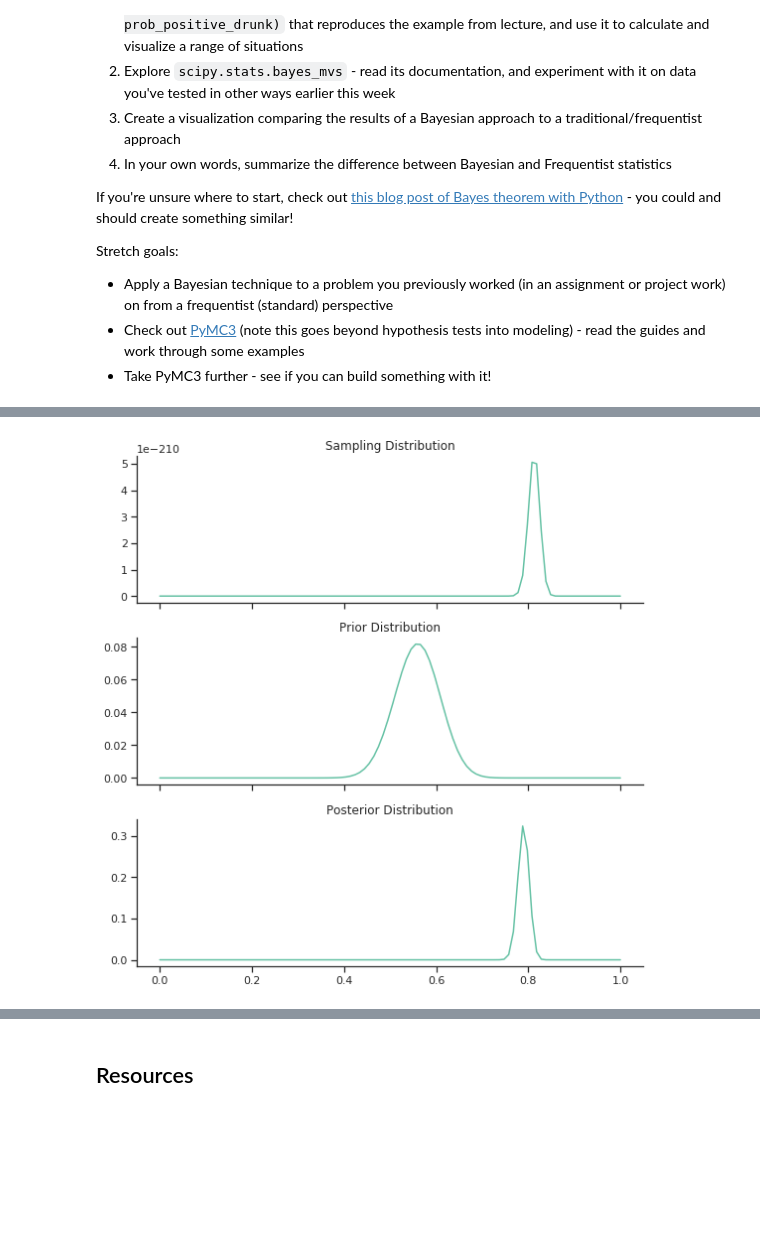
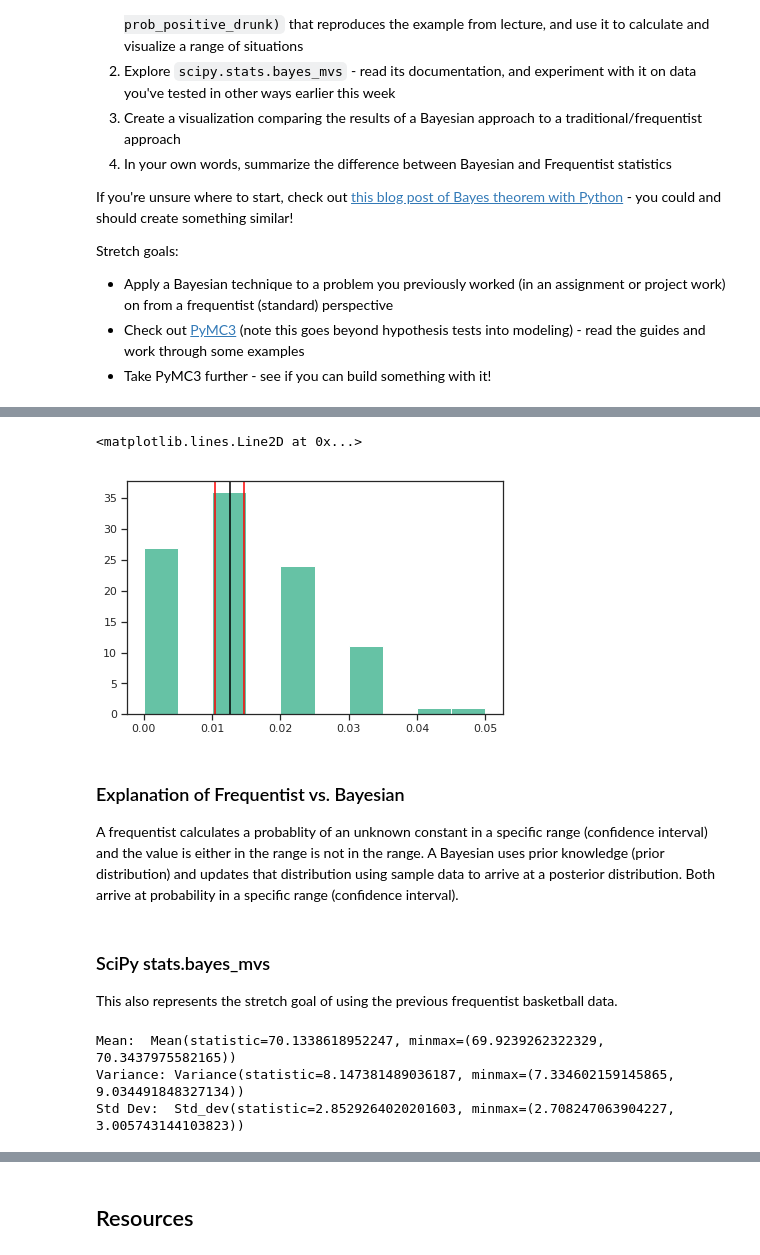
Before and after one commit to JimKing100/DS-Unit-1-Sprint-3-Statistical-Tests-and-Experiments, a Jupyter notebook: module3-introduction-to-bayesian-inference/LS_DS_133_Introduction_to_Bayesian_Inference.ipynb, the cells around one changed output, grey strips where cells are left out. Drawn from its saved outputs; the diff is of its cells as text; code cells hidden in the pictures; blank space fills up the shorter version.

```diff
--- a/module3-introduction-to-bayesian-inference/LS_DS_133_Introduction_to_Bayesian_Inference.ipynb
+++ b/module3-introduction-to-bayesian-inference/LS_DS_133_Introduction_to_Bayesian_Inference.ipynb
@@ -299,4 +264,53 @@ example_post = bern_post()
-# %%
-moredata_post = bern_post(n_sample=1000)
-# %% [output]
-[figure, removed]
+# %%
+# Frequentist approach
+def confidence_interval(data, confidence=0.95):
+  n = len(data)
+  mean = sum(data)/n
+  data = np.array(data)
+  stderr = stats.sem(data)
+  interval = stderr * stats.t.ppf((1 + confidence) / 2.0, n-1)
+  return(mean, mean - interval, mean + interval)
+
+sample_means = []
+for x in range(0,100):
+  sample = np.random.binomial(n=1, p=.0125, size=100)
+  sample_means.append(sample.mean())
+
+l_mean, low_int, high_int = confidence_interval(sample_means)
+# %%
+# Plot the frequentist
+import seaborn as sns
+
+plt.hist(sample_means)
+plt.axvline(x=l_mean, color='k')
+plt.axvline(x=low_int, color='r')
+plt.axvline(x=high_int, color='r')
+# %% [output]
+<matplotlib.lines.Line2D at 0x...>
+[figure, added]
+# %% [markdown]
+### Explanation of Frequentist vs. Bayesian
+
+A frequentist calculates a probablity of an unknown constant in a specific range (confidence interval) and the value is either in the range is not in the range.  A Bayesian uses prior knowledge (prior distribution) and updates that distribution using sample data to arrive at a posterior distribution.    Both arrive at probability in a specific range (confidence interval).
+# %% [markdown]
+### SciPy stats.bayes_mvs
+
+This also represents the stretch goal of using the previous frequentist basketball data.
+# %%
+import numpy as np
+import pandas as pd
+
+# Average Height
+mu = 70
+sigma = 3
+
+# Create a sample of 500 heights
+lambda_heights = np.random.normal(mu, sigma, 500)
+mean, var, std = stats.bayes_mvs(lambda_heights)
+print('Mean: ', mean)
+print('Variance:', var)
+print('Std Dev: ', std)
+# %% [output]
+Mean:  Mean(statistic=70.1338618952247, minmax=(69.9239262322329, 70.3437975582165))
+Variance: Variance(statistic=8.147381489036187, minmax=(7.334602159145865, 9.034491848327134))
+Std Dev:  Std_dev(statistic=2.8529264020201603, minmax=(2.708247063904227, 3.005743144103823))
```
Also changed, not shown: parts of 9 cells of this notebook.
